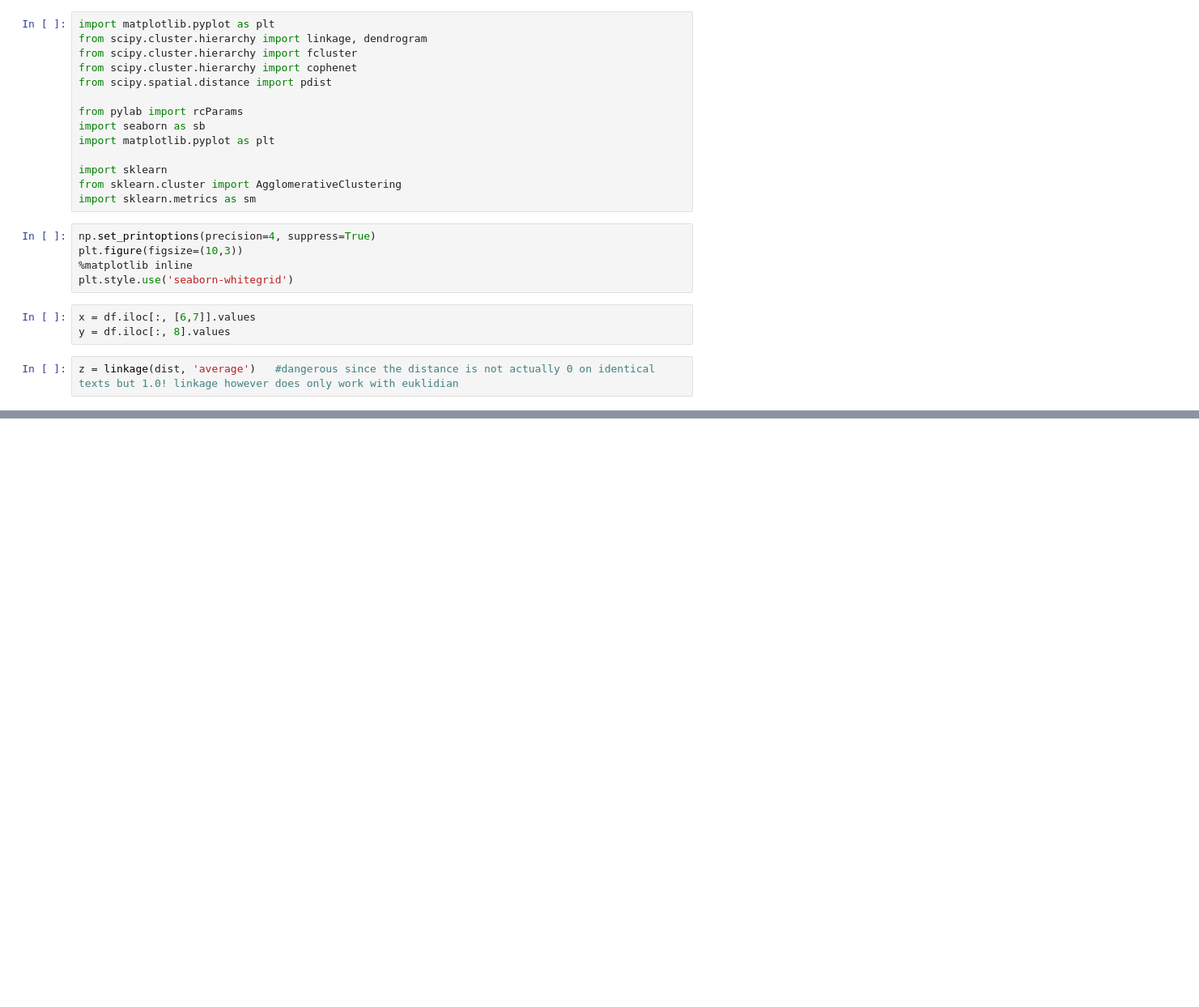
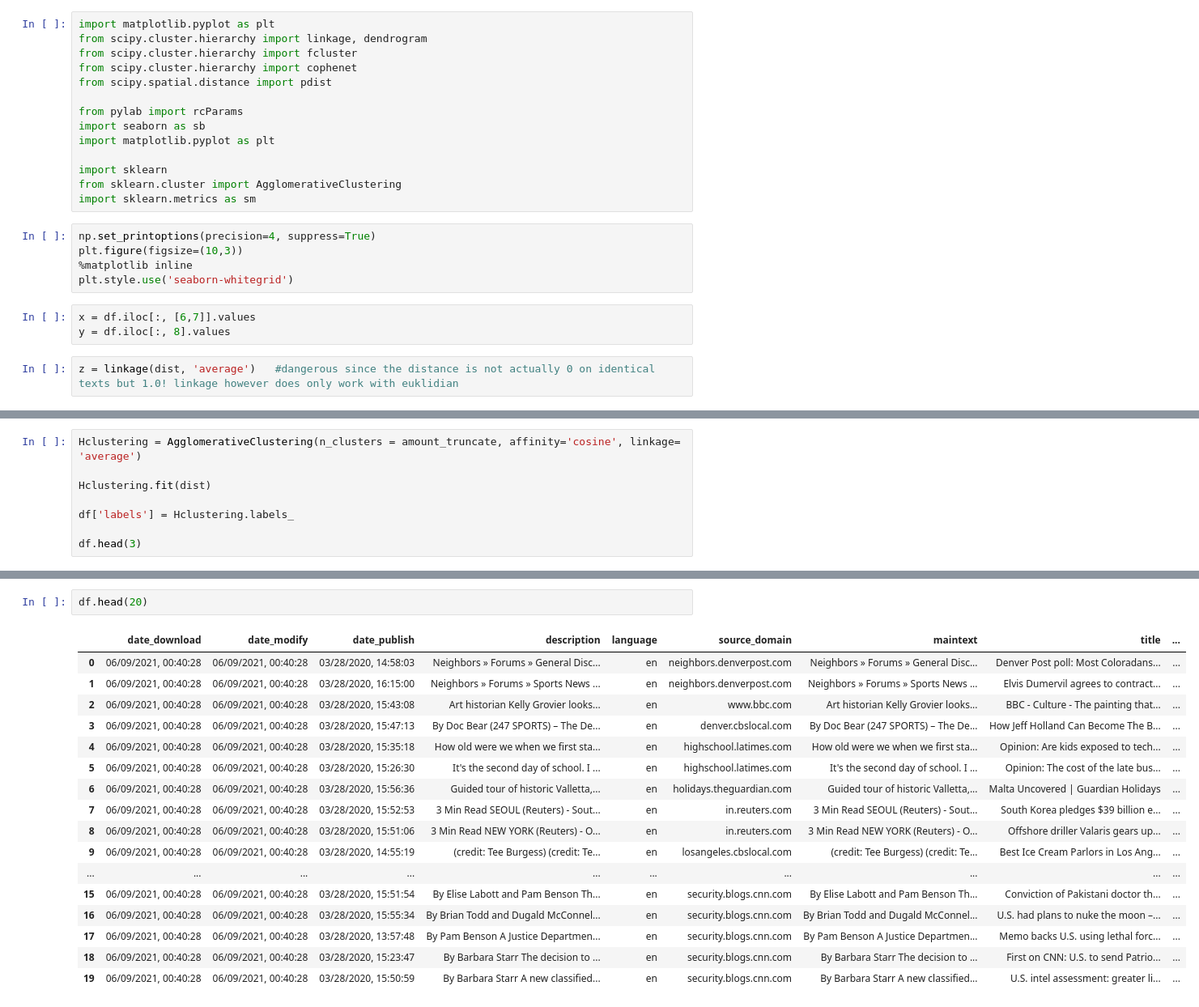
Before and after one commit to jonas-becker/automated-crawling-and-multi-level-clustering-of-news-articles, a Jupyter notebook: hierarchical_clustering.ipynb, the cells around one changed output, grey strips where cells are left out. Shown at 81% size. Drawn from its saved outputs; the diff is of its cells as text; blank space fills up the shorter version.

```diff
--- a/hierarchical_clustering.ipynb
+++ b/hierarchical_clustering.ipynb
@@ -154,0 +147,8 @@ sm.accuracy_score(y, Hclustering.labels_)
+# %%
+Hclustering = AgglomerativeClustering(n_clusters = amount_truncate, affinity='cosine', linkage= 'average')
+
+Hclustering.fit(dist)
+
+df['labels'] = Hclustering.labels_
+
+df.head(3)
@@ -154,0 +183,20 @@ sm.accuracy_score(y, Hclustering.labels_)
+# %%
+df.head(20)
+# %% [output]
+|  | date_download | date_modify | date_publish | description | language | source_domain | maintext | title | ... |
+| 0 | 06/09/2021, 00:40:28 | 06/09/2021, 00:40:28 | 03/28/2020, 14:58:03 | Neighbors » Forums » General Disc... | en | neighbors.denverpost.com | Neighbors » Forums » General Disc... | Denver Post poll: Most Coloradans... | ... |
+| 1 | 06/09/2021, 00:40:28 | 06/09/2021, 00:40:28 | 03/28/2020, 16:15:00 | Neighbors » Forums » Sports News ... | en | neighbors.denverpost.com | Neighbors » Forums » Sports News ... | Elvis Dumervil agrees to contract... | ... |
+| 2 | 06/09/2021, 00:40:28 | 06/09/2021, 00:40:28 | 03/28/2020, 15:43:08 | Art historian Kelly Grovier looks... | en | www.bbc.com | Art historian Kelly Grovier looks... | BBC - Culture - The painting that... | ... |
+| 3 | 06/09/2021, 00:40:28 | 06/09/2021, 00:40:28 | 03/28/2020, 15:47:13 | By Doc Bear (247 SPORTS) – The De... | en | denver.cbslocal.com | By Doc Bear (247 SPORTS) – The De... | How Jeff Holland Can Become The B... | ... |
+| 4 | 06/09/2021, 00:40:28 | 06/09/2021, 00:40:28 | 03/28/2020, 15:35:18 | How old were we when we first sta... | en | highschool.latimes.com | How old were we when we first sta... | Opinion: Are kids exposed to tech... | ... |
+| 5 | 06/09/2021, 00:40:28 | 06/09/2021, 00:40:28 | 03/28/2020, 15:26:30 | It's the second day of school. I ... | en | highschool.latimes.com | It's the second day of school. I ... | Opinion: The cost of the late bus... | ... |
+| 6 | 06/09/2021, 00:40:28 | 06/09/2021, 00:40:28 | 03/28/2020, 15:56:36 | Guided tour of historic Valletta,... | en | holidays.theguardian.com | Guided tour of historic Valletta,... | Malta Uncovered | Guardian Holidays | ... |
+| 7 | 06/09/2021, 00:40:28 | 06/09/2021, 00:40:28 | 03/28/2020, 15:52:53 | 3 Min Read SEOUL (Reuters) - Sout... | en | in.reuters.com | 3 Min Read SEOUL (Reuters) - Sout... | South Korea pledges $39 billion e... | ... |
+| 8 | 06/09/2021, 00:40:28 | 06/09/2021, 00:40:28 | 03/28/2020, 15:51:06 | 3 Min Read NEW YORK (Reuters) - O... | en | in.reuters.com | 3 Min Read NEW YORK (Reuters) - O... | Offshore driller Valaris gears up... | ... |
+| 9 | 06/09/2021, 00:40:28 | 06/09/2021, 00:40:28 | 03/28/2020, 14:55:19 | (credit: Tee Burgess) (credit: Te... | en | losangeles.cbslocal.com | (credit: Tee Burgess) (credit: Te... | Best Ice Cream Parlors in Los Ang... | ... |
+| ... | ... | ... | ... | ... | ... | ... | ... | ... | ... |
+| 15 | 06/09/2021, 00:40:28 | 06/09/2021, 00:40:28 | 03/28/2020, 15:51:54 | By Elise Labott and Pam Benson Th... | en | security.blogs.cnn.com | By Elise Labott and Pam Benson Th... | Conviction of Pakistani doctor th... | ... |
+| 16 | 06/09/2021, 00:40:28 | 06/09/2021, 00:40:28 | 03/28/2020, 15:55:34 | By Brian Todd and Dugald McConnel... | en | security.blogs.cnn.com | By Brian Todd and Dugald McConnel... | U.S. had plans to nuke the moon –... | ... |
+| 17 | 06/09/2021, 00:40:28 | 06/09/2021, 00:40:28 | 03/28/2020, 13:57:48 | By Pam Benson A Justice Departmen... | en | security.blogs.cnn.com | By Pam Benson A Justice Departmen... | Memo backs U.S. using lethal forc... | ... |
+| 18 | 06/09/2021, 00:40:28 | 06/09/2021, 00:40:28 | 03/28/2020, 15:23:47 | By Barbara Starr The decision to ... | en | security.blogs.cnn.com | By Barbara Starr The decision to ... | First on CNN: U.S. to send Patrio... | ... |
+| 19 | 06/09/2021, 00:40:28 | 06/09/2021, 00:40:28 | 03/28/2020, 15:50:59 | By Barbara Starr A new classified... | en | security.blogs.cnn.com | By Barbara Starr A new classified... | U.S. intel assessment: greater li... | ... |
```
Also changed, not shown: parts of 5 cells of this notebook.
